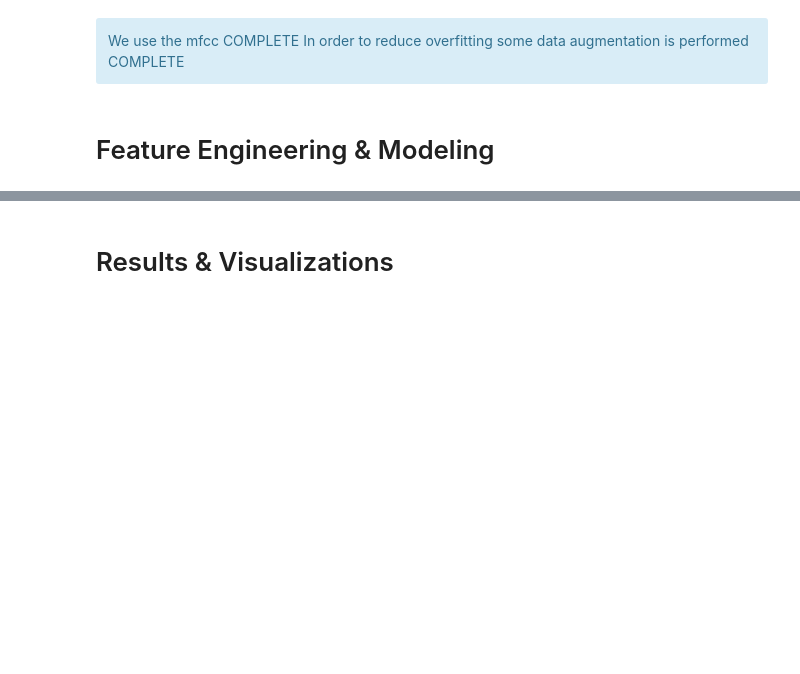
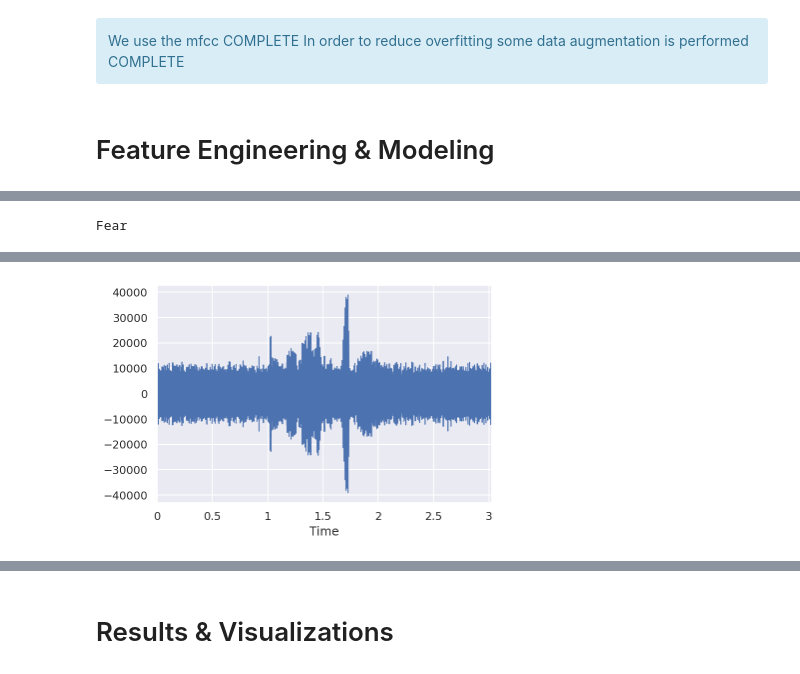
Before and after one commit to ymentha14/EmoDB, a Jupyter notebook: Report_SER.ipynb, the cells around one changed output, grey strips where cells are left out. Drawn from its saved outputs; the diff is of its cells as text; code cells hidden in the pictures; blank space fills up the shorter version.

```diff
--- a/Report_SER.ipynb
+++ b/Report_SER.ipynb
@@ -301,0 +221,5 @@ with open("models/LSTM_best_model.pkl",'wb') as f:
+# %%
+noised = add_noise(data[num:num+1])[0]
+listen2sample(noised,targets[num])
+# %% [output]
+Fear
@@ -301,0 +227 @@ with open("models/LSTM_best_model.pkl",'wb') as f:
+[figure, added]
```
Also changed, not shown: parts of 62 cells of this notebook, 30 other files.
